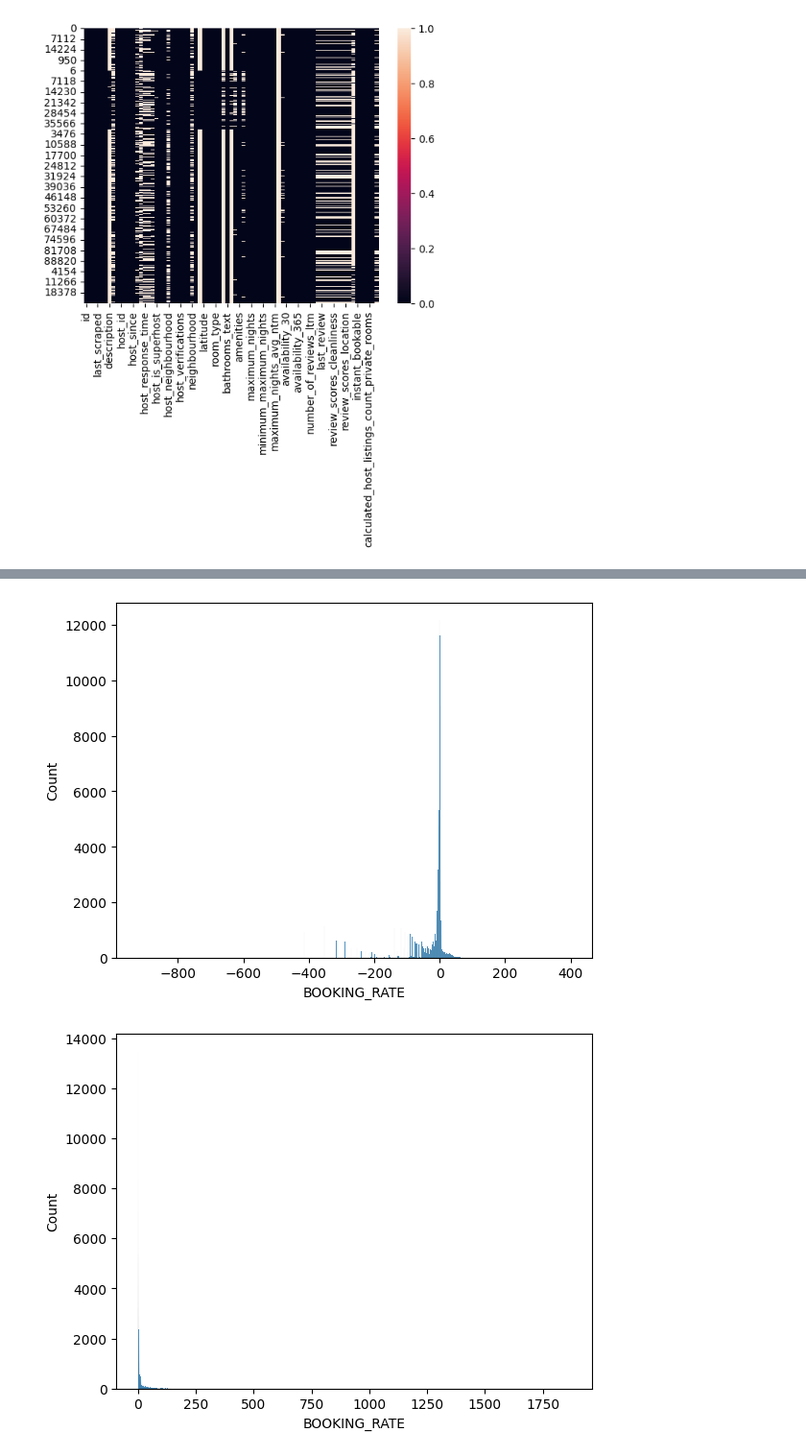
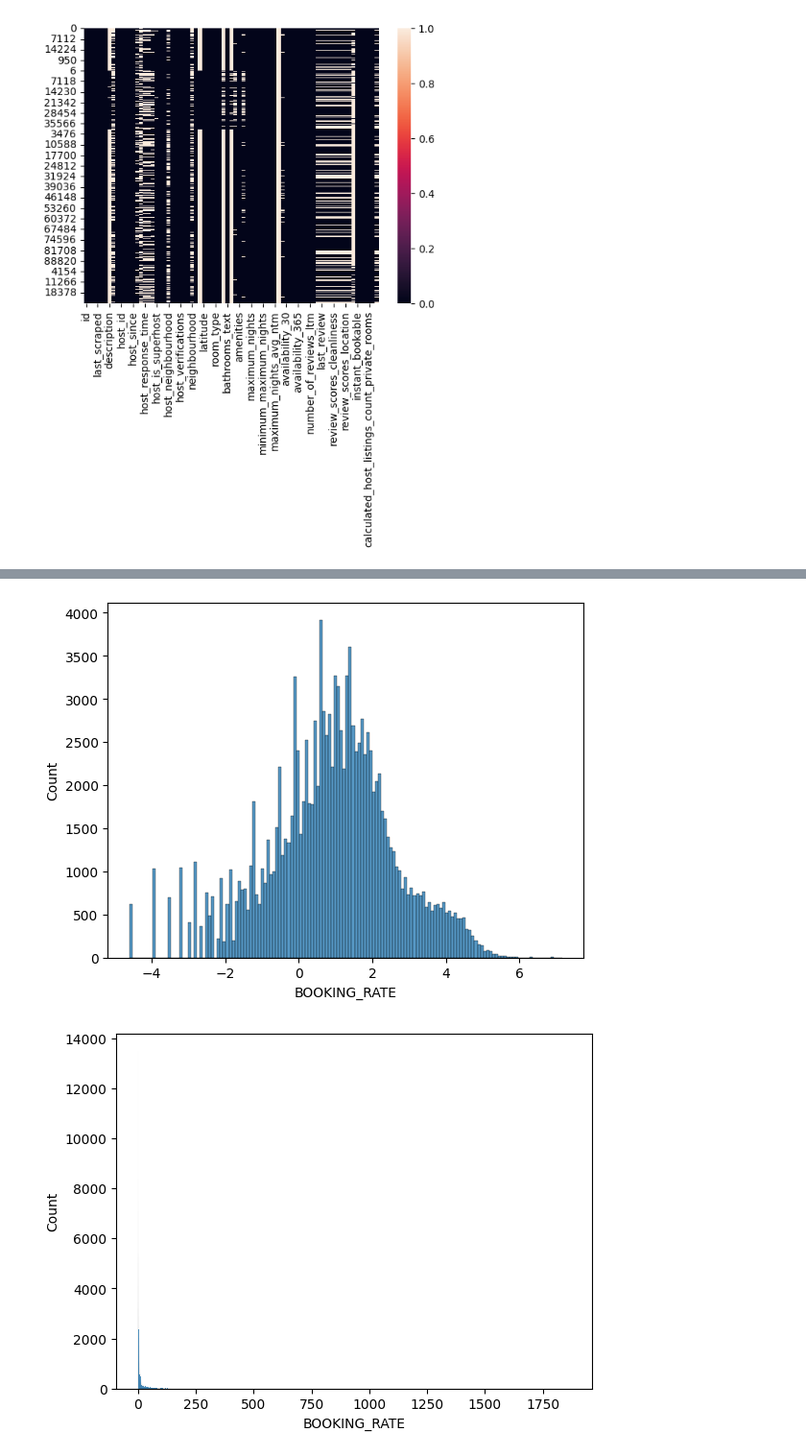
Before and after one commit to Hackyeahh/CISC-351-Group-10, a Jupyter notebook: data-processing.ipynb, the cells around one changed output, grey strips where cells are left out. Shown at 96% size. Cells and saved outputs as stored; diff of their text form; code cells hidden in the pictures.

```diff
--- a/data-processing.ipynb
+++ b/data-processing.ipynb
@@ -90,14 +81,14 @@ listings['price']
 # %%
 short_term_listings = listings[listings['minimum_nights_avg_ntm'] < 100]
 short_term_listings = short_term_listings[short_term_listings['reviews_per_month'] < 20]
 
 
-short_term_listings['BOOKING_RATE'] = short_term_listings['minimum_nights'] * np.log(short_term_listings['reviews_per_month'])
+short_term_listings['BOOKING_RATE'] = np.log(short_term_listings['minimum_nights'] * short_term_listings['reviews_per_month'])
 # sns.histplot(short_term_listings['reviews_per_month'])
 sns.histplot(short_term_listings['BOOKING_RATE'])
 plt.show()
 # %% [output]
-[figure, old version]
+[figure, new version]
 # %%
 
 # WITHOUT LOG
```
Also changed, not shown: parts of 18 cells of this notebook.
